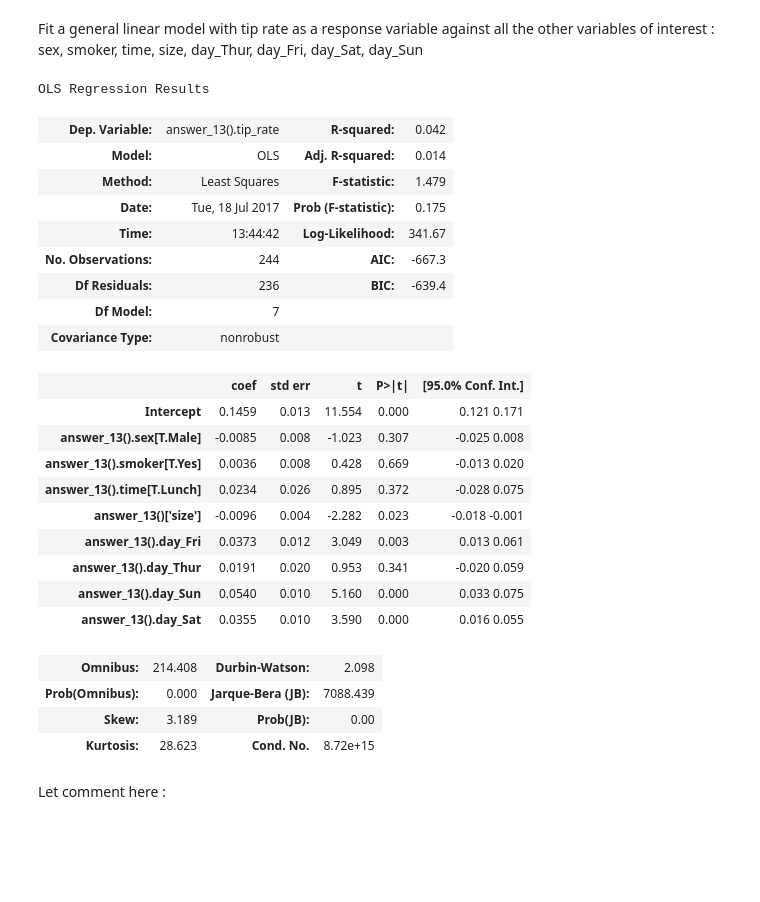
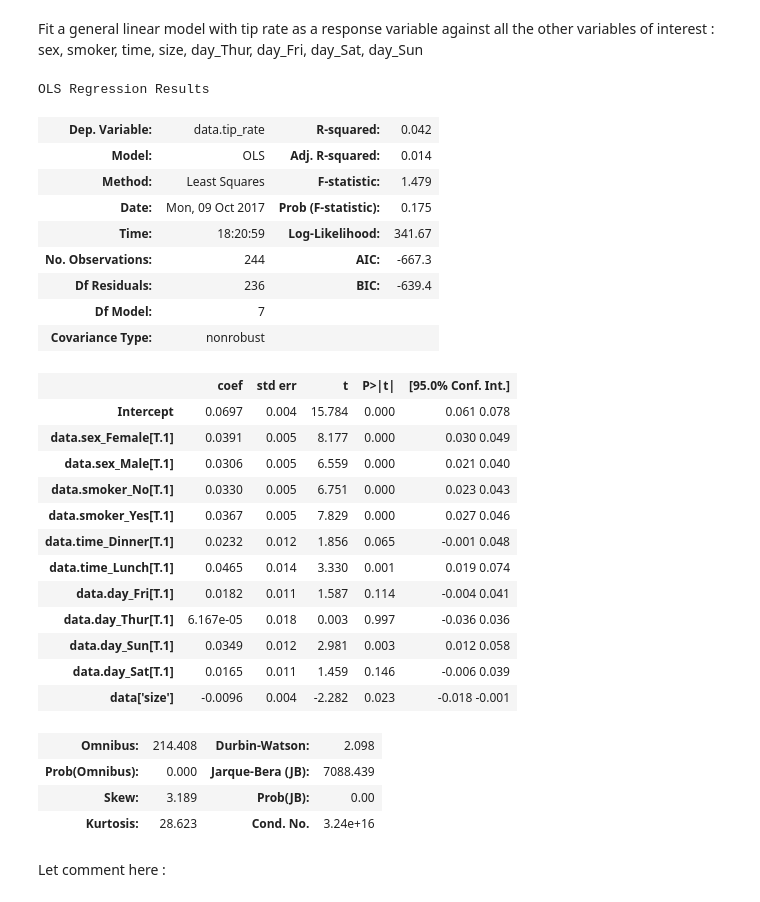
Before and after one commit to Louriz/Data-Mining, a Jupyter notebook: 1.Intr/TP1F3B.ipynb, the cells around one changed output. Saved outputs shown, nothing was run; the diff lists cells and outputs as text; code cells hidden in the pictures; blank space fills up the shorter version.

```diff
--- a/1.Intr/TP1F3B.ipynb
+++ b/1.Intr/TP1F3B.ipynb
@@ -344,10 +344,13 @@ Before starting with the regression, we will learn how to build dummy variables,
 useful. Create four new variables, named day_Thur, day_Fri, day_Sat, day_Sun, that take 1 if the dining party
 was held on that day, 0 otherwise.
 # %%
-#this function should return a dataframe including the dummies for 'day'
+#this function should return a dataframe including the dummies for 'day','sex','smoker' and 'time'
 def answer_13():
     # write your code here:
     data_tips=answer_4()
-    return pd.get_dummies(data_tips,columns=['day'])
+    res= pd.get_dummies(data_tips,columns=['day','sex','smoker','time'])
+    #result=res.ix[:, 'day_Fri':].astype('object')
+    #result2=pd.concat([answer_13().ix[:,'total_bill':'tip_rate'],result],axis=1)
+    return res
 answer_13().tail(5)
 # %% [output]
@@ -359,0 +363,6 @@ answer_13().tail(5)
+# %%
+# answer13() provides a dataframe where the new columns are considered as float which is not true, the following lines of codes
+# will resolve the problem for you.
+#from now use the dataframe 'data'.
+result=answer_13().ix[:, 'day_Fri':].astype('object')
+data=pd.concat([answer_13().ix[:,'total_bill':'tip_rate'],result],axis=1)
@@ -365,36 +392,39 @@ interest : sex, smoker, time, size, day_Thur, day_Fri, day_Sat, day_Sun
 # %%
 # this function should fit a general model respecting the requirements and return a summary about that model
 #( use :  your_model.summary())
 def answer_14():
-    answer_13()
-    model=sm.ols(formula="answer_13().tip_rate~answer_13().sex + answer_13().smoker +answer_13().time + answer_13()['size'] + answer_13().day_Fri + answer_13().day_Thur + answer_13().day_Sun + answer_13().day_Sat ",data=answer_13()).fit()
+    #answer_13()
+    model=sm.ols(formula="data.tip_rate~data.sex_Female +data.sex_Male+ data.smoker_No+data.smoker_Yes +data.time_Dinner+data.time_Lunch + data['size'] + data.day_Fri + data.day_Thur + data.day_Sun + data.day_Sat ",data=data).fit()
     return model.summary()
 answer_14()
 # %% [output]
 OLS Regression Results
-| Dep. Variable: | answer_13().tip_rate | R-squared: | 0.042 |
+| Dep. Variable: | data.tip_rate | R-squared: | 0.042 |
 | Model: | OLS | Adj. R-squared: | 0.014 |
 | Method: | Least Squares | F-statistic: | 1.479 |
-| Date: | Tue, 18 Jul 2017 | Prob (F-statistic): | 0.175 |
-| Time: | 13:44:42 | Log-Likelihood: | 341.67 |
+| Date: | Mon, 09 Oct 2017 | Prob (F-statistic): | 0.175 |
+| Time: | 18:20:59 | Log-Likelihood: | 341.67 |
 | No. Observations: | 244 | AIC: | -667.3 |
 | Df Residuals: | 236 | BIC: | -639.4 |
 | Df Model: | 7 |  |  |
 | Covariance Type: | nonrobust |  |  |
 |  | coef | std err | t | P>|t| | [95.0% Conf. Int.] |
-| Intercept | 0.1459 | 0.013 | 11.554 | 0.000 | 0.121 0.171 |
-| answer_13().sex[T.Male] | -0.0085 | 0.008 | -1.023 | 0.307 | -0.025 0.008 |
-| answer_13().smoker[T.Yes] | 0.0036 | 0.008 | 0.428 | 0.669 | -0.013 0.020 |
-| answer_13().time[T.Lunch] | 0.0234 | 0.026 | 0.895 | 0.372 | -0.028 0.075 |
-| answer_13()['size'] | -0.0096 | 0.004 | -2.282 | 0.023 | -0.018 -0.001 |
-| answer_13().day_Fri | 0.0373 | 0.012 | 3.049 | 0.003 | 0.013 0.061 |
-| answer_13().day_Thur | 0.0191 | 0.020 | 0.953 | 0.341 | -0.020 0.059 |
-| answer_13().day_Sun | 0.0540 | 0.010 | 5.160 | 0.000 | 0.033 0.075 |
-| answer_13().day_Sat | 0.0355 | 0.010 | 3.590 | 0.000 | 0.016 0.055 |
+| Intercept | 0.0697 | 0.004 | 15.784 | 0.000 | 0.061 0.078 |
+| data.sex_Female[T.1] | 0.0391 | 0.005 | 8.177 | 0.000 | 0.030 0.049 |
+| data.sex_Male[T.1] | 0.0306 | 0.005 | 6.559 | 0.000 | 0.021 0.040 |
+| data.smoker_No[T.1] | 0.0330 | 0.005 | 6.751 | 0.000 | 0.023 0.043 |
+| data.smoker_Yes[T.1] | 0.0367 | 0.005 | 7.829 | 0.000 | 0.027 0.046 |
+| data.time_Dinner[T.1] | 0.0232 | 0.012 | 1.856 | 0.065 | -0.001 0.048 |
+| data.time_Lunch[T.1] | 0.0465 | 0.014 | 3.330 | 0.001 | 0.019 0.074 |
+| data.day_Fri[T.1] | 0.0182 | 0.011 | 1.587 | 0.114 | -0.004 0.041 |
+| data.day_Thur[T.1] | 6.167e-05 | 0.018 | 0.003 | 0.997 | -0.036 0.036 |
+| data.day_Sun[T.1] | 0.0349 | 0.012 | 2.981 | 0.003 | 0.012 0.058 |
+| data.day_Sat[T.1] | 0.0165 | 0.011 | 1.459 | 0.146 | -0.006 0.039 |
+| data['size'] | -0.0096 | 0.004 | -2.282 | 0.023 | -0.018 -0.001 |
 | Omnibus: | 214.408 | Durbin-Watson: | 2.098 |
 | Prob(Omnibus): | 0.000 | Jarque-Bera (JB): | 7088.439 |
 | Skew: | 3.189 | Prob(JB): | 0.00 |
-| Kurtosis: | 28.623 | Cond. No. | 8.72e+15 |
+| Kurtosis: | 28.623 | Cond. No. | 3.24e+16 |
 # %% [markdown]
 Let comment here :
 # %% [markdown]
```
Also changed, not shown: parts of 17 cells of this notebook.
